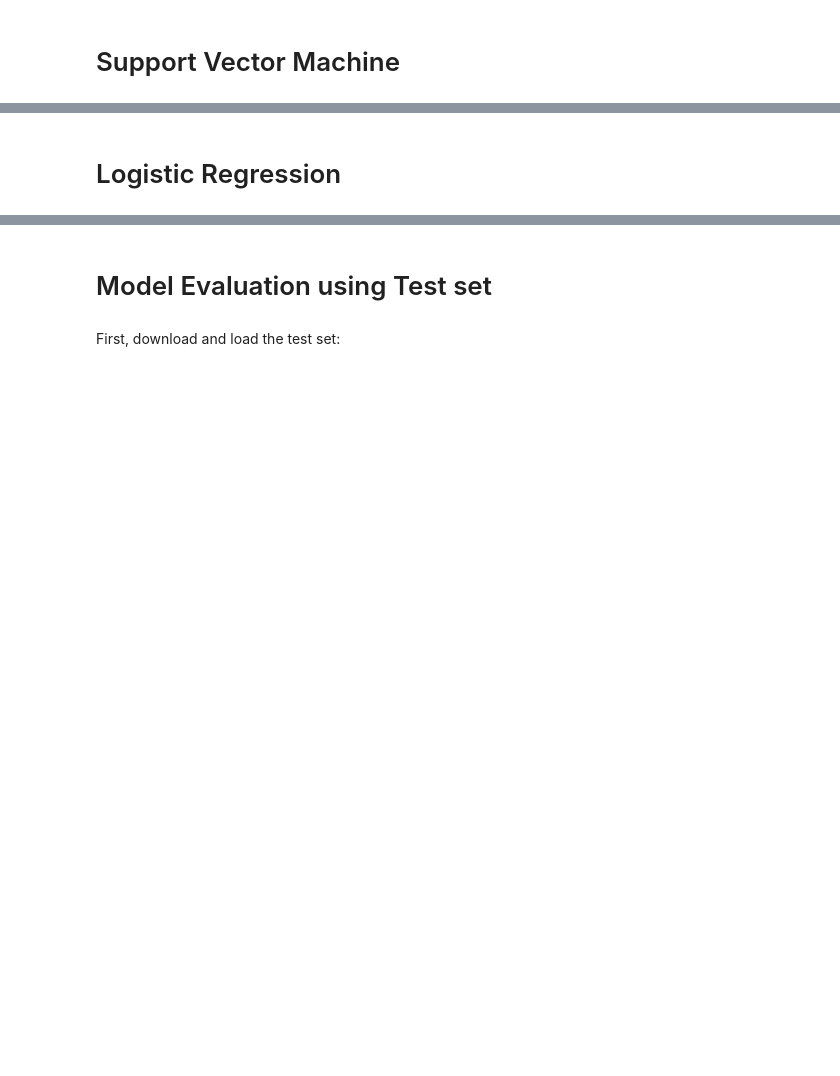
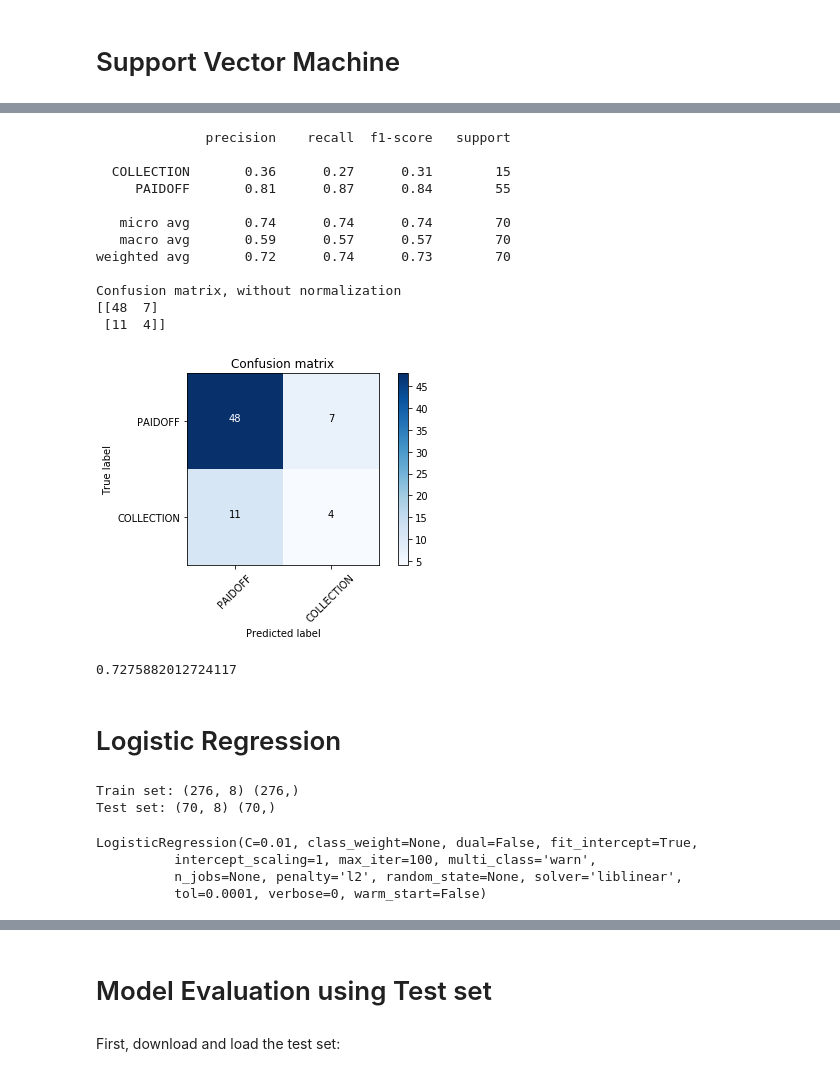
Before and after one commit to frannyglass/coursera_ml_project, a Jupyter notebook: MachineLearning_Final_Notebook.ipynb, the cells around one changed output, grey strips where cells are left out. Saved outputs shown, nothing was run; the diff lists cells and outputs as text; code cells hidden in the pictures; blank space fills up the shorter version.

```diff
--- a/MachineLearning_Final_Notebook.ipynb
+++ b/MachineLearning_Final_Notebook.ipynb
@@ -289,2 +358,7 @@ Notice: You should find the best k to build the model with the best accuracy.
 # %% [markdown]
 # Support Vector Machine
+# %%
+import scipy.optimize as opt
+X_train, X_test, y_train, y_test = train_test_split( X, y, test_size=0.2, random_state=4)
+print ('Train set:', X_train.shape,  y_train.shape)
+print ('Test set:', X_test.shape,  y_test.shape)
@@ -290,0 +368,4 @@ Notice: You should find the best k to build the model with the best accuracy.
+# %%
+from sklearn import svm
+clf = svm.SVC(kernel='rbf')
+clf.fit(X_train, y_train)
@@ -290,0 +377,3 @@ Notice: You should find the best k to build the model with the best accuracy.
+# %%
+yhat = clf.predict(X_test)
+yhat [0:5]
@@ -290,0 +383,7 @@ Notice: You should find the best k to build the model with the best accuracy.
+# %%
+from sklearn.metrics import classification_report, confusion_matrix
+import itertools
+def plot_confusion_matrix(cm, classes,
+                          normalize=False,
+                          title='Confusion matrix',
+                          cmap=plt.cm.Blues):
@@ -291,2 +392,49 @@ Notice: You should find the best k to build the model with the best accuracy.
+# %%
+# Compute confusion matrix
+cnf_matrix = confusion_matrix(y_test, yhat, labels=['PAIDOFF','COLLECTION'])
+np.set_printoptions(precision=2)
+
+print (classification_report(y_test, yhat))
+
+# Plot non-normalized confusion matrix
+plt.figure()
+plot_confusion_matrix(cnf_matrix, classes=['PAIDOFF','COLLECTION'],normalize= False,  title='Confusion matrix')
+# %% [output]
+              precision    recall  f1-score   support
+
+  COLLECTION       0.36      0.27      0.31        15
+     PAIDOFF       0.81      0.87      0.84        55
+
+   micro avg       0.74      0.74      0.74        70
+   macro avg       0.59      0.57      0.57        70
+weighted avg       0.72      0.74      0.73        70
+
+Confusion matrix, without normalization
+[[48  7]
+ [11  4]]
+[figure, added]
+# %%
+from sklearn.metrics import f1_score
+f1_score(y_test, yhat, average='weighted')
+# %% [output]
+0.7275882012724117
 # %% [markdown]
 # Logistic Regression
+# %%
+from sklearn.model_selection import train_test_split
+X_train, X_test, y_train, y_test = train_test_split( X, y, test_size=0.2, random_state=4)
+print ('Train set:', X_train.shape,  y_train.shape)
+print ('Test set:', X_test.shape,  y_test.shape)
+# %% [output]
+Train set: (276, 8) (276,)
+Test set: (70, 8) (70,)
+# %%
+from sklearn.linear_model import LogisticRegression
+from sklearn.metrics import confusion_matrix
+LR = LogisticRegression(C=0.01, solver='liblinear').fit(X_train,y_train)
+LR
+# %% [output]
+LogisticRegression(C=0.01, class_weight=None, dual=False, fit_intercept=True,
+          intercept_scaling=1, max_iter=100, multi_class='warn',
+          n_jobs=None, penalty='l2', random_state=None, solver='liblinear',
+          tol=0.0001, verbose=0, warm_start=False)
```
Also changed, not shown: parts of 27 cells of this notebook.
